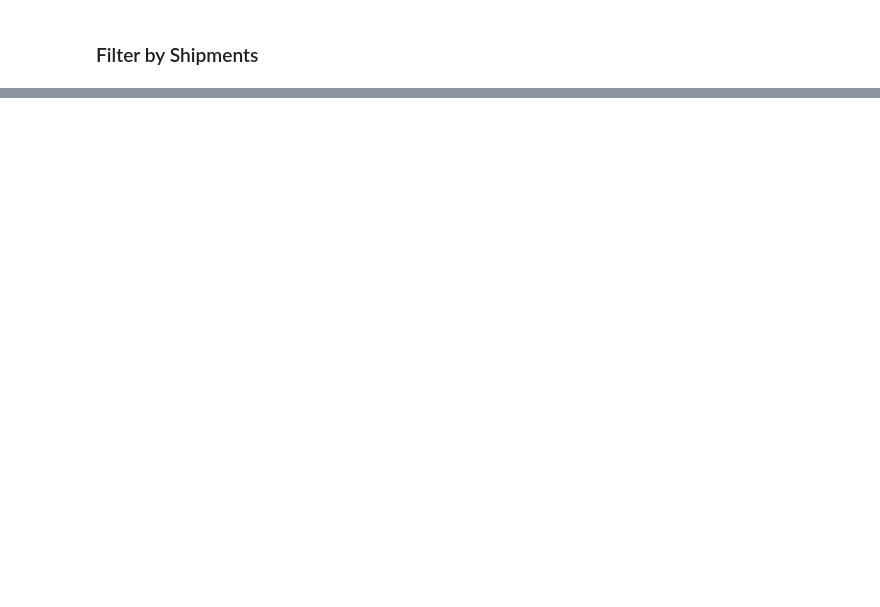
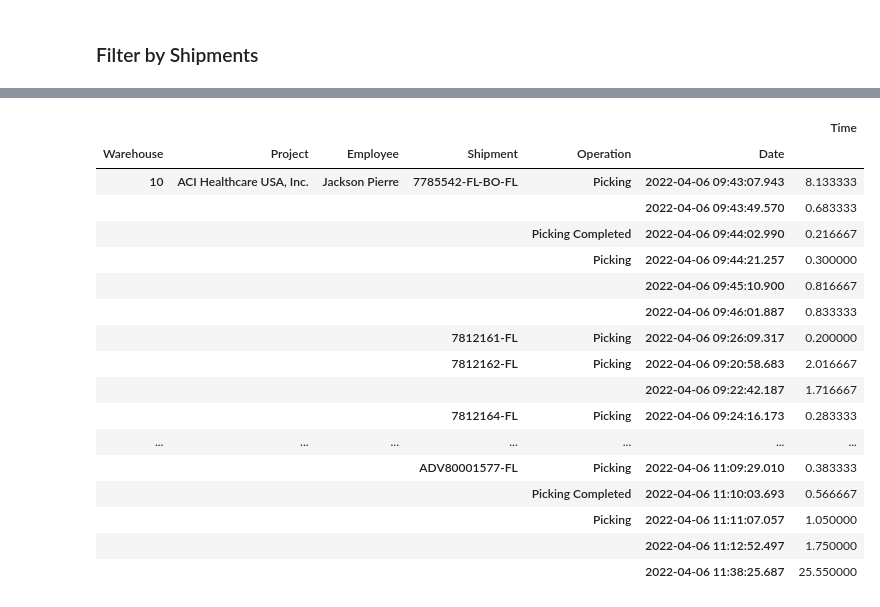
Before and after one commit to wdsrx/data_exploration, a Jupyter notebook: Operations.ipynb, the cells around one changed output, grey strips where cells are left out. Cells and saved outputs as stored; diff of their text form; code cells hidden in the pictures; blank space fills up the shorter version.

Commit message:
Exploring Picking Orders Performance Data

```diff
--- a/Operations.ipynb
+++ b/Operations.ipynb
@@ -590,0 +590,4 @@ df03_group.head(20)
+# %%
+# Remove Operation 'Scanned Shipment'
+df03_excluding_Scanned = df03_orders_modified.loc[df03_orders_modified['Operation'] != 'Scanned Shipment']
+df03_excluding_Scanned.head()
@@ -591,3 +601,27 @@ df03_group.head(20)
+# %%
+# Save in CSV Format for Tableau
+df03_group2 = df03_excluding_Scanned.groupby(['Warehouse', 'Project', 'Employee', 'Shipment', 'Operation', 'Date'])[['Time']].sum().sort_values(['Warehouse', 'Project', 'Employee', 'Shipment', 'Date'])
+df03_group2.to_csv('data/performance.csv')
+df03_group2.head(20)
+# %% [output]
+|  |  |  |  |  |  | Time |
+| Warehouse | Project | Employee | Shipment | Operation | Date |  |
+| 10 | ACI Healthcare USA, Inc. | Jackson Pierre | 7785542-FL-BO-FL | Picking | 2022-04-06 09:43:07.943 | 8.133333 |
+|  |  |  |  |  | 2022-04-06 09:43:49.570 | 0.683333 |
+|  |  |  |  | Picking Completed | 2022-04-06 09:44:02.990 | 0.216667 |
+|  |  |  |  | Picking | 2022-04-06 09:44:21.257 | 0.300000 |
+|  |  |  |  |  | 2022-04-06 09:45:10.900 | 0.816667 |
+|  |  |  |  |  | 2022-04-06 09:46:01.887 | 0.833333 |
+|  |  |  | 7812161-FL | Picking | 2022-04-06 09:26:09.317 | 0.200000 |
+|  |  |  | 7812162-FL | Picking | 2022-04-06 09:20:58.683 | 2.016667 |
+|  |  |  |  |  | 2022-04-06 09:22:42.187 | 1.716667 |
+|  |  |  | 7812164-FL | Picking | 2022-04-06 09:24:16.173 | 0.283333 |
+| ... | ... | ... | ... | ... | ... | ... |
+|  |  |  | ADV80001577-FL | Picking | 2022-04-06 11:09:29.010 | 0.383333 |
+|  |  |  |  | Picking Completed | 2022-04-06 11:10:03.693 | 0.566667 |
+|  |  |  |  | Picking | 2022-04-06 11:11:07.057 | 1.050000 |
+|  |  |  |  |  | 2022-04-06 11:12:52.497 | 1.750000 |
+|  |  |  |  |  | 2022-04-06 11:38:25.687 | 25.550000 |
 # %%
 # Close connection
 cnxn.close()
```
Also changed, not shown: parts of 30 cells of this notebook, 20 other files.
